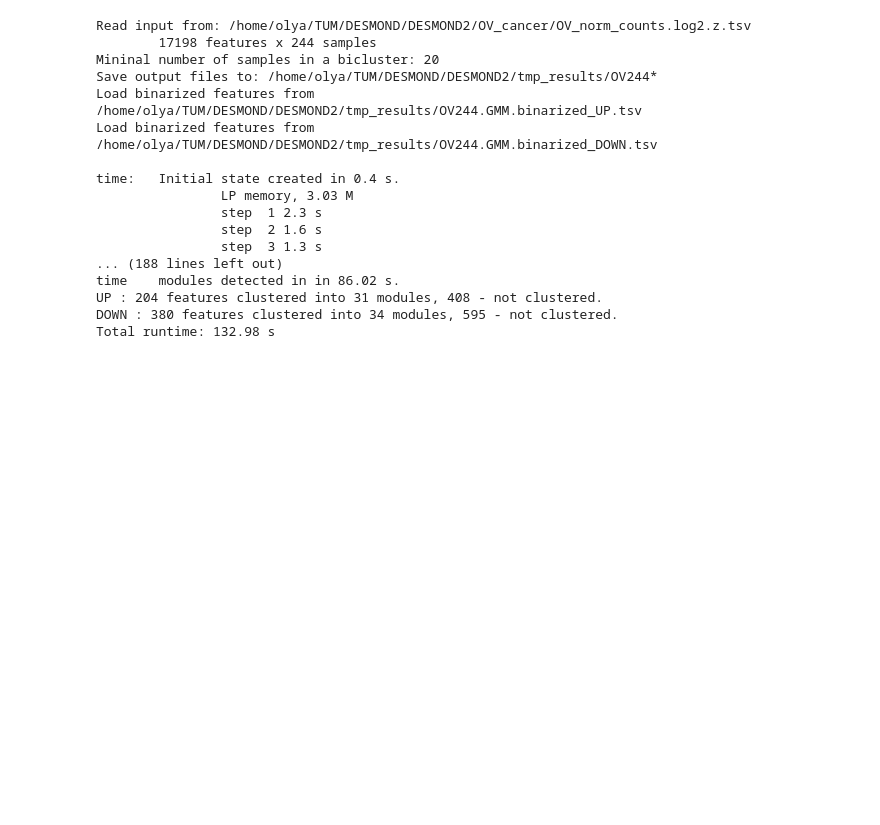
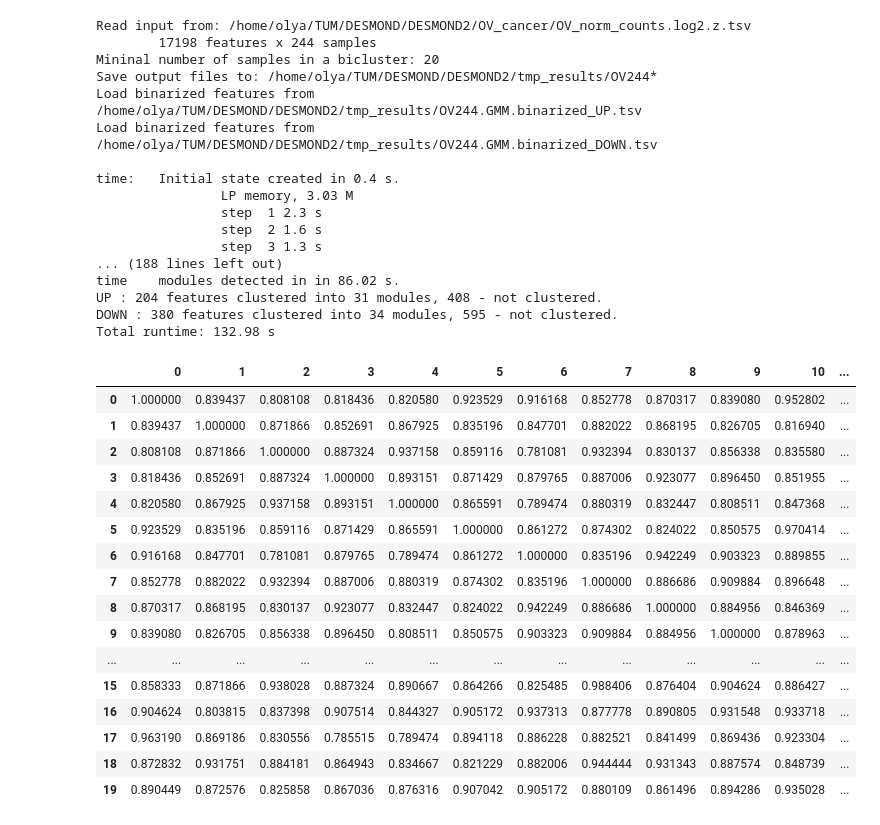
Before and after one commit to ozolotareva/unpast_paper, a Jupyter notebook: DESMOND2_step_by_step.ipynb, the cells around one changed output. Cells and saved outputs as stored; diff of their text form; code cells hidden in the pictures; blank space fills up the shorter version.

```diff
--- a/DESMOND2_step_by_step.ipynb
+++ b/DESMOND2_step_by_step.ipynb
@@ -385,0 +390,21 @@ Total runtime: 132.98 s
+# %%
+data = pd.read_csv("/home/olya/Downloads/20_20_matrix.csv",sep = ",", index_col=0)
+data
+# %% [output]
+|  | 0 | 1 | 2 | 3 | 4 | 5 | 6 | 7 | 8 | 9 | 10 | ... |
+| 0 | 1.000000 | 0.839437 | 0.808108 | 0.818436 | 0.820580 | 0.923529 | 0.916168 | 0.852778 | 0.870317 | 0.839080 | 0.952802 | ... |
+| 1 | 0.839437 | 1.000000 | 0.871866 | 0.852691 | 0.867925 | 0.835196 | 0.847701 | 0.882022 | 0.868195 | 0.826705 | 0.816940 | ... |
+| 2 | 0.808108 | 0.871866 | 1.000000 | 0.887324 | 0.937158 | 0.859116 | 0.781081 | 0.932394 | 0.830137 | 0.856338 | 0.835580 | ... |
+| 3 | 0.818436 | 0.852691 | 0.887324 | 1.000000 | 0.893151 | 0.871429 | 0.879765 | 0.887006 | 0.923077 | 0.896450 | 0.851955 | ... |
+| 4 | 0.820580 | 0.867925 | 0.937158 | 0.893151 | 1.000000 | 0.865591 | 0.789474 | 0.880319 | 0.832447 | 0.808511 | 0.847368 | ... |
+| 5 | 0.923529 | 0.835196 | 0.859116 | 0.871429 | 0.865591 | 1.000000 | 0.861272 | 0.874302 | 0.824022 | 0.850575 | 0.970414 | ... |
+| 6 | 0.916168 | 0.847701 | 0.781081 | 0.879765 | 0.789474 | 0.861272 | 1.000000 | 0.835196 | 0.942249 | 0.903323 | 0.889855 | ... |
+| 7 | 0.852778 | 0.882022 | 0.932394 | 0.887006 | 0.880319 | 0.874302 | 0.835196 | 1.000000 | 0.886686 | 0.909884 | 0.896648 | ... |
+| 8 | 0.870317 | 0.868195 | 0.830137 | 0.923077 | 0.832447 | 0.824022 | 0.942249 | 0.886686 | 1.000000 | 0.884956 | 0.846369 | ... |
+| 9 | 0.839080 | 0.826705 | 0.856338 | 0.896450 | 0.808511 | 0.850575 | 0.903323 | 0.909884 | 0.884956 | 1.000000 | 0.878963 | ... |
+| ... | ... | ... | ... | ... | ... | ... | ... | ... | ... | ... | ... | ... |
+| 15 | 0.858333 | 0.871866 | 0.938028 | 0.887324 | 0.890667 | 0.864266 | 0.825485 | 0.988406 | 0.876404 | 0.904624 | 0.886427 | ... |
+| 16 | 0.904624 | 0.803815 | 0.837398 | 0.907514 | 0.844327 | 0.905172 | 0.937313 | 0.877778 | 0.890805 | 0.931548 | 0.933718 | ... |
+| 17 | 0.963190 | 0.869186 | 0.830556 | 0.785515 | 0.789474 | 0.894118 | 0.886228 | 0.882521 | 0.841499 | 0.869436 | 0.923304 | ... |
+| 18 | 0.872832 | 0.931751 | 0.884181 | 0.864943 | 0.834667 | 0.821229 | 0.882006 | 0.944444 | 0.931343 | 0.887574 | 0.848739 | ... |
+| 19 | 0.890449 | 0.872576 | 0.825858 | 0.867036 | 0.876316 | 0.907042 | 0.905172 | 0.880109 | 0.861496 | 0.894286 | 0.935028 | ... |
```
Also changed, not shown: parts of 7 cells of this notebook, 1 other file.
